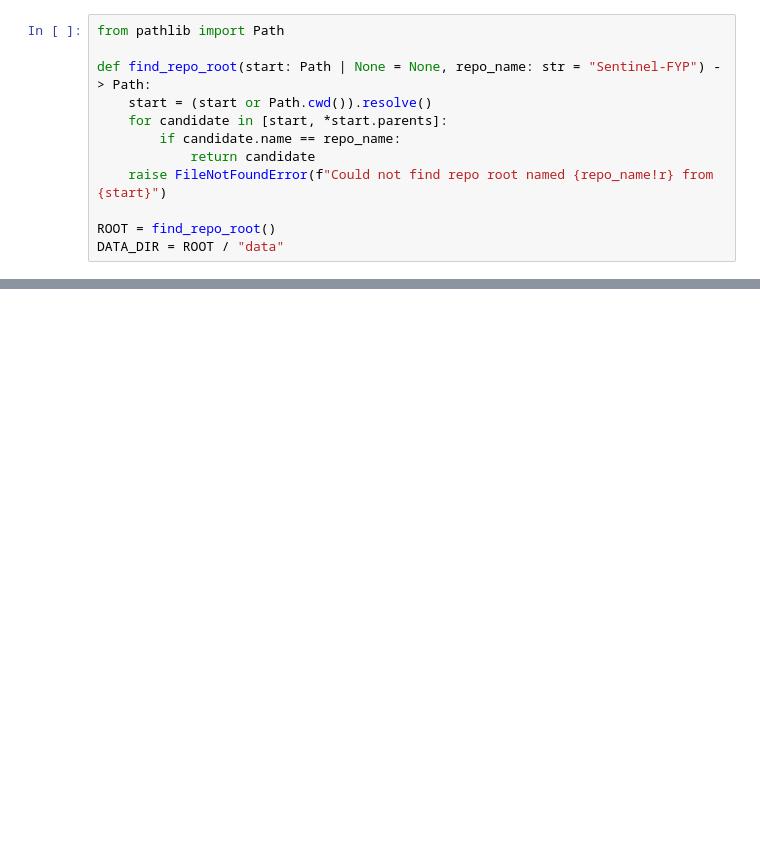
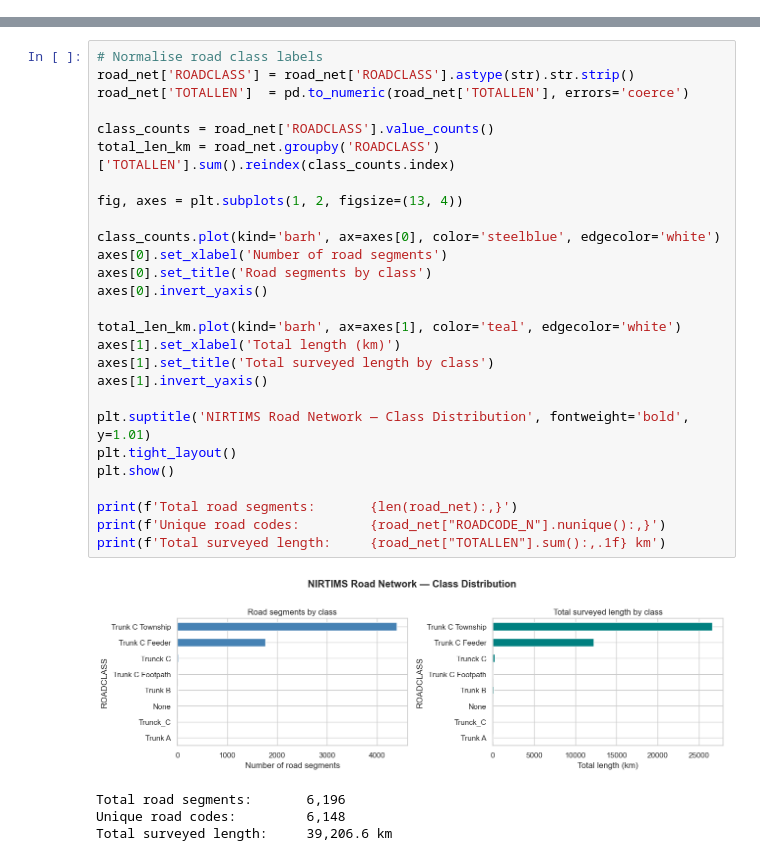
Before and after one commit to tsl-imperial/Sentinel-FYP, a Jupyter notebook: notebooks/nigeria.ipynb, the cells around one changed output, grey strips where cells are left out. Drawn from its saved outputs; the diff is of its cells as text; blank space fills up the shorter version.

```diff
--- a/notebooks/nigeria.ipynb
+++ b/notebooks/nigeria.ipynb
@@ -1,12 +0,0 @@
-# %%
-from pathlib import Path
-
-def find_repo_root(start: Path | None = None, repo_name: str = "Sentinel-FYP") -> Path:
-    start = (start or Path.cwd()).resolve()
-    for candidate in [start, *start.parents]:
-        if candidate.name == repo_name:
-            return candidate
-    raise FileNotFoundError(f"Could not find repo root named {repo_name!r} from {start}")
-
-ROOT = find_repo_root()
-DATA_DIR = ROOT / "data"
@@ -911,0 +95,32 @@ pdf
+# %%
+# Normalise road class labels
+road_net['ROADCLASS'] = road_net['ROADCLASS'].astype(str).str.strip()
+road_net['TOTALLEN']  = pd.to_numeric(road_net['TOTALLEN'], errors='coerce')
+
+class_counts = road_net['ROADCLASS'].value_counts()
+total_len_km = road_net.groupby('ROADCLASS')['TOTALLEN'].sum().reindex(class_counts.index)
+
+fig, axes = plt.subplots(1, 2, figsize=(13, 4))
+
+class_counts.plot(kind='barh', ax=axes[0], color='steelblue', edgecolor='white')
+axes[0].set_xlabel('Number of road segments')
+axes[0].set_title('Road segments by class')
+axes[0].invert_yaxis()
+
+total_len_km.plot(kind='barh', ax=axes[1], color='teal', edgecolor='white')
+axes[1].set_xlabel('Total length (km)')
+axes[1].set_title('Total surveyed length by class')
+axes[1].invert_yaxis()
+
+plt.suptitle('NIRTIMS Road Network — Class Distribution', fontweight='bold', y=1.01)
+plt.tight_layout()
+plt.show()
+
+print(f'Total road segments:       {len(road_net):,}')
+print(f'Unique road codes:         {road_net["ROADCODE_N"].nunique():,}')
+print(f'Total surveyed length:     {road_net["TOTALLEN"].sum():,.1f} km')
+# %% [output]
+[figure, added]
+Total road segments:       6,196
+Unique road codes:         6,148
+Total surveyed length:     39,206.6 km
```
Also changed, not shown: parts of 59 cells of this notebook, 2 other files.
